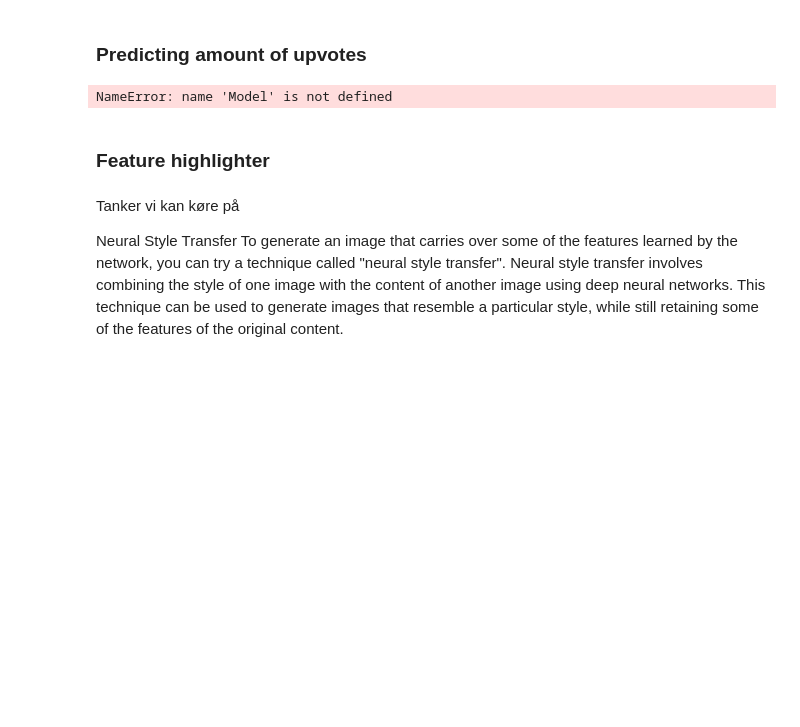
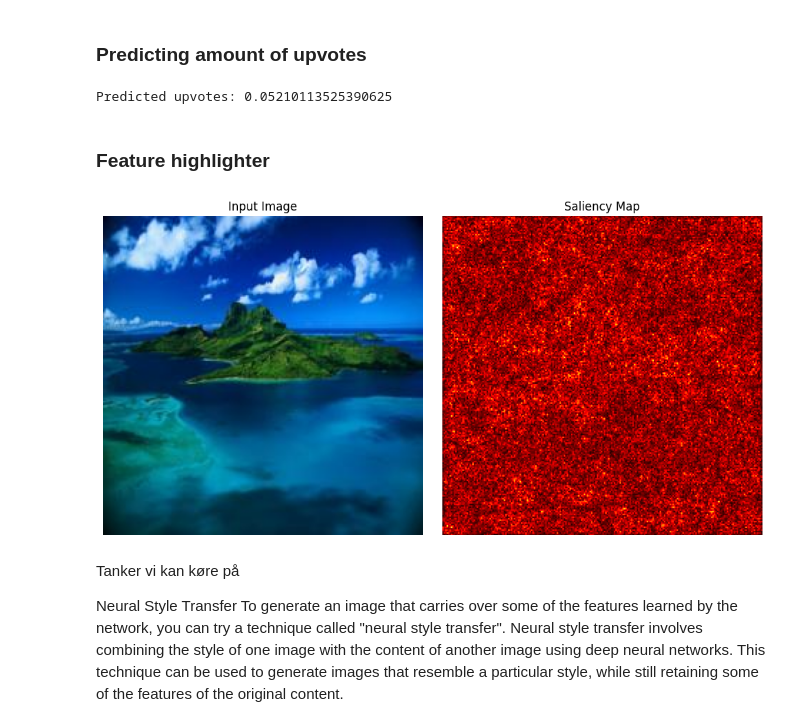
Before and after one commit to ChristofferDreist/RedditUpvotes, a Jupyter notebook: Dataset download.ipynb, the cells around one changed output. Drawn from its saved outputs; the diff is of its cells as text; code cells hidden in the pictures; blank space fills up the shorter version.

```diff
--- a/Dataset download.ipynb
+++ b/Dataset download.ipynb
@@ -100,18 +100,22 @@ class Model(nn.Module):
 
 
     #Define convolutional layers
-        self.conv1 = nn.Conv2d(in_channels=3, out_channels=32, kernel_size=3, padding = 1)
-        self.conv2 = nn.Conv2d(in_channels=32, out_channels=64, kernel_size=3, padding = 1)
-        self.conv3 = nn.Conv2d(in_channels=64, out_channels=128, kernel_size=3, padding = 1)
+        self.conv1 = nn.Conv2d(in_channels=3, out_channels=32, kernel_size=5, padding = 2)
+        self.conv2 = nn.Conv2d(in_channels=32, out_channels=64, kernel_size=5, padding = 1)
+        self.conv3 = nn.Conv2d(in_channels=64, out_channels=128, kernel_size=5, padding = 1)
+        self.conv4 = nn.Conv2d(in_channels=128, out_channels=256, kernel_size=5, padding=1)
+        self.conv5 = nn.Conv2d(in_channels=256, out_channels=512, kernel_size=5, padding=1)
 
     #Define pooling layers
-        self.max_pool = nn.MaxPool2d(kernel_size=2, stride = 2)
+        self.max_pool = nn.MaxPool2d(kernel_size=5, stride = 2)
 
 
     #Define fully connected layers
         self.fc1 = nn.Linear(128*28*28,512)
         self.fc2 = nn.Linear(512, 256)
         self.fc3 = nn.Linear(256,1)
+        self.fc4 = nn.Linear(128, 64)
+        self.fc5 = nn.Linear(64, 32)
 
     #Dropout some neurons to prevent overfitting.
         self.dropout = nn.Dropout(0.5)
@@ -566,7 +574,7 @@ plt.show()
 ### Predicting amount of upvotes
 # %%
 # Assuming you have the trained model saved as 'model.pth'
-model_path = 'model.pth'
+model_path = 'saved_model.pth'
 
 # Load the trained model
 model = Model()
@@ -574,7 +582,7 @@ model.load_state_dict(torch.load(model_path))
 model.eval()
 
 # Preprocess the input image
-input_image = Image.open('path_to_input_image.jpg')
+input_image = Image.open("{}/{}".format(image_path, "fl0b5.jpg"))
 input_image = input_image.resize((224, 224))
 input_tensor = transform(input_image).unsqueeze(0)
 
@@ -586,7 +594,7 @@ with torch.no_grad():
 predicted_upvotes = output.item()
 print("Predicted upvotes:", predicted_upvotes)
 # %% [output]
-NameError: name 'Model' is not defined
+Predicted upvotes: 0.05210113525390625
 # %% [markdown]
 ### Feature highlighter
 # %%
@@ -595,7 +603,7 @@ import matplotlib.pyplot as plt
 
 
 # Assuming you have the trained model saved as 'model.pth'
-model_path = 'model.pth'
+model_path = 'saved_model.pth'
 
 # Load the trained model
 model = Model()
@@ -603,7 +611,7 @@ model.load_state_dict(torch.load(model_path))
 model.eval()
 
 # Preprocess the input image
-input_image = Image.open('path_to_input_image.jpg')
+input_image = Image.open("{}/{}".format(image_path, "fl0b5.jpg"))
 input_image = input_image.resize((224, 224))
 input_tensor = transform(input_image).unsqueeze(0)
 
@@ -611,33 +619,35 @@ input_tensor = transform(input_image).unsqueeze(0)
 model.eval()
 input_tensor.requires_grad_()
 
 # Forward pass to obtain the output
 output = model(input_tensor)
 
 # Calculate the gradients of the output with respect to the input
 output.backward()
 
 # Get the gradients from the input tensor
 gradients = input_tensor.grad[0]
 
 # Convert the gradients to grayscale
 grayscale_gradients = np.abs(gradients.numpy()).mean(axis=0)
 
 # Normalize the gradients
 normalized_gradients = (grayscale_gradients - np.min(grayscale_gradients)) / (
     np.max(grayscale_gradients) - np.min(grayscale_gradients)
 )
 
 # Plot the original image and the saliency map
 fig, axes = plt.subplots(1, 2, figsize=(10, 5))
 axes[0].imshow(input_image)
 axes[0].axis('off')
 axes[0].set_title('Input Image')
 axes[1].imshow(normalized_gradients, cmap='hot')
 axes[1].axis('off')
 axes[1].set_title('Saliency Map')
 plt.tight_layout()
 plt.show()
+# %% [output]
+[figure, added]
 # %% [markdown]
 Tanker vi kan køre på
 
```
Also changed, not shown: parts of 12 cells of this notebook.
